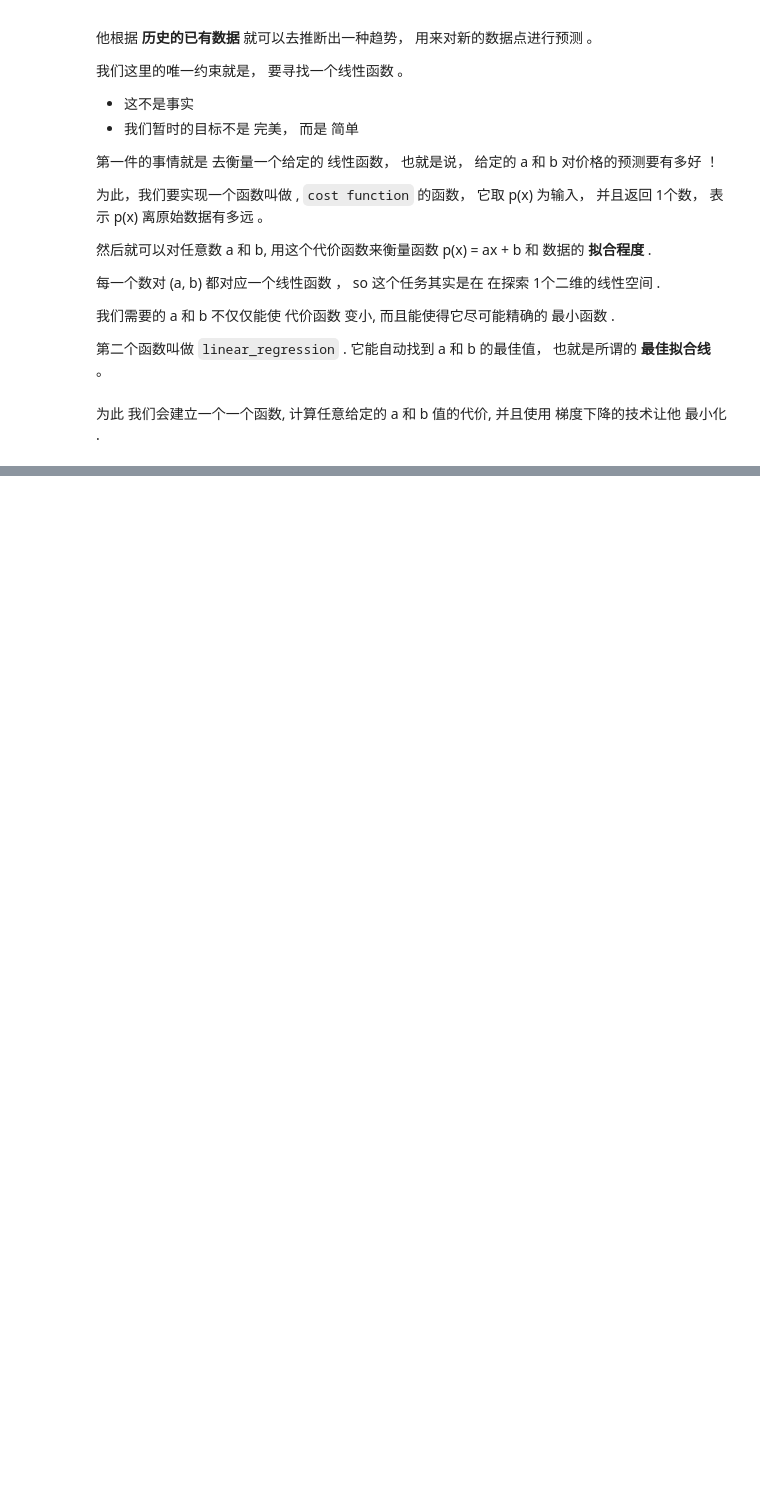
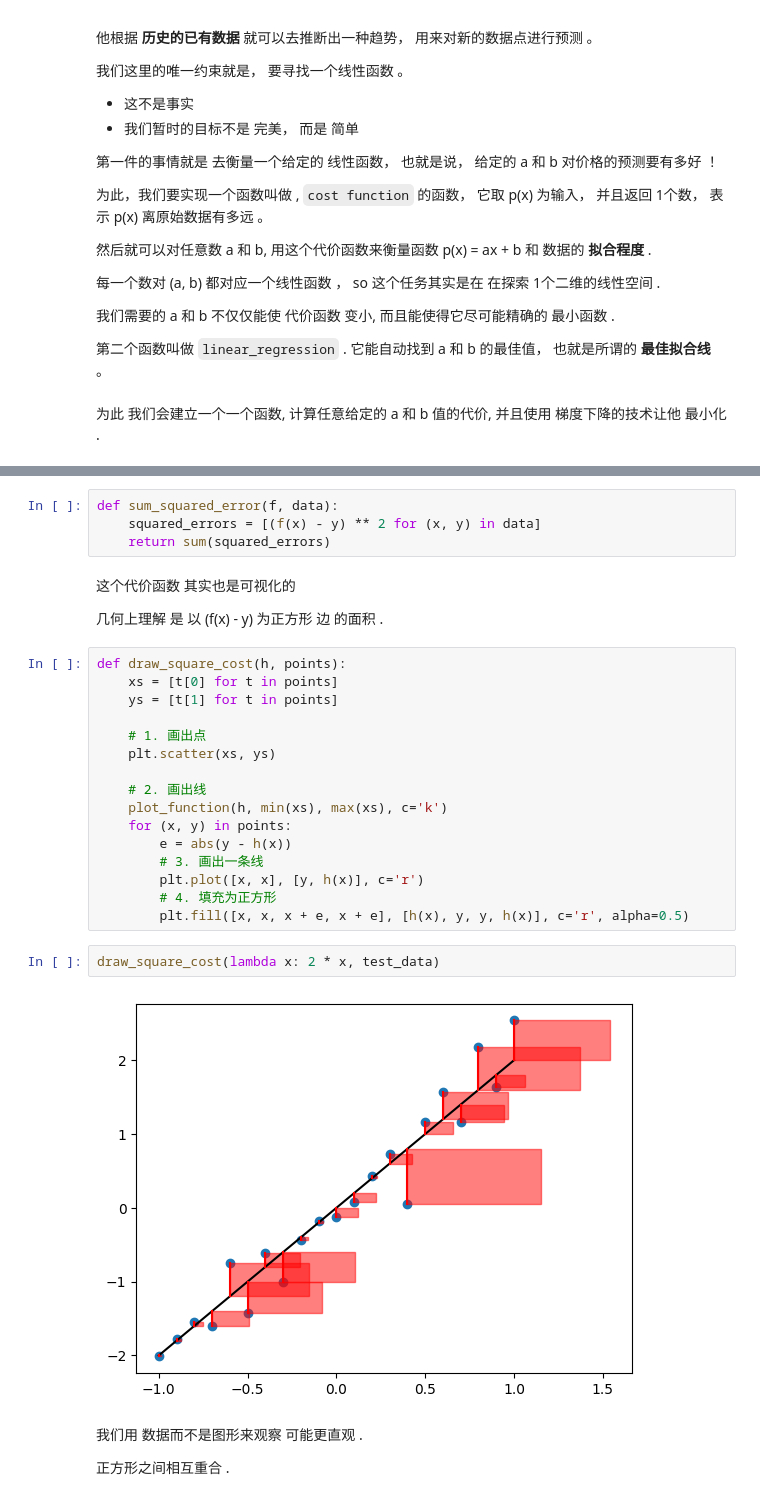
Before and after one commit to carl10086/dm-learning, a Jupyter notebook: dm-algebra/chapters/e1.ipynb, the cells around one changed output, grey strips where cells are left out. Cells and saved outputs as stored; diff of their text form; blank space fills up the shorter version.

```diff
--- a/dm-algebra/chapters/e1.ipynb
+++ b/dm-algebra/chapters/e1.ipynb
@@ -79,0 +253,32 @@ $$
+# %%
+def sum_squared_error(f, data):
+    squared_errors = [(f(x) - y) ** 2 for (x, y) in data]
+    return sum(squared_errors)
+# %% [markdown]
+这个代价函数 其实也是可视化的
+
+几何上理解 是 以 (f(x) - y) 为正方形 边 的面积 .
+# %%
+def draw_square_cost(h, points):
+    xs = [t[0] for t in points]
+    ys = [t[1] for t in points]
+
+    # 1. 画出点
+    plt.scatter(xs, ys)
+
+    # 2. 画出线
+    plot_function(h, min(xs), max(xs), c='k')
+    for (x, y) in points:
+        e = abs(y - h(x))
+        # 3. 画出一条线
+        plt.plot([x, x], [y, h(x)], c='r')
+        # 4. 填充为正方形
+        plt.fill([x, x, x + e, x + e], [h(x), y, y, h(x)], c='r', alpha=0.5)
+# %%
+draw_square_cost(lambda x: 2 * x, test_data)
+# %% [output]
+[figure, added]
+# %% [markdown]
+我们用 数据而不是图形来观察 可能更直观 .
+
+正方形之间相互重合 .
```
Also changed, not shown: parts of 70 cells of this notebook, 1 other file.
